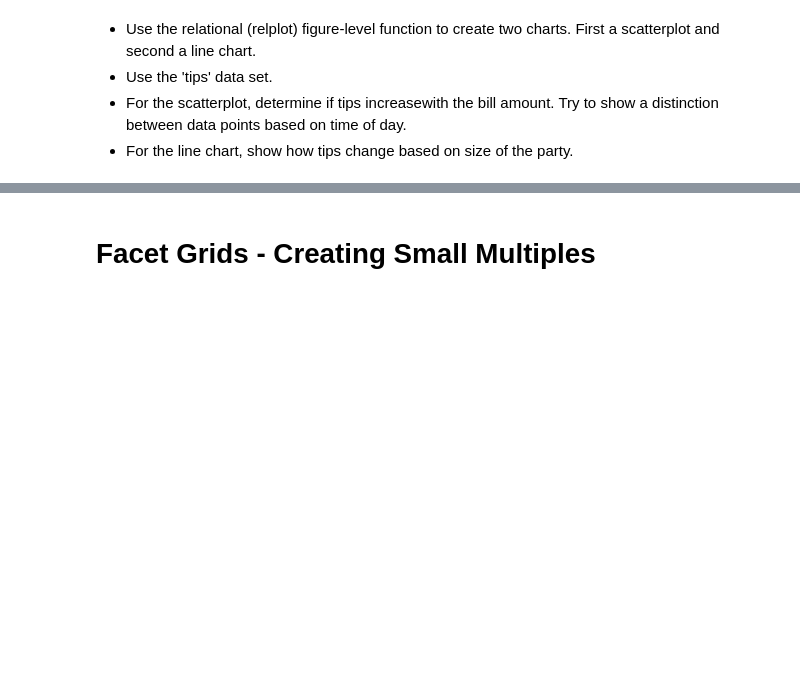
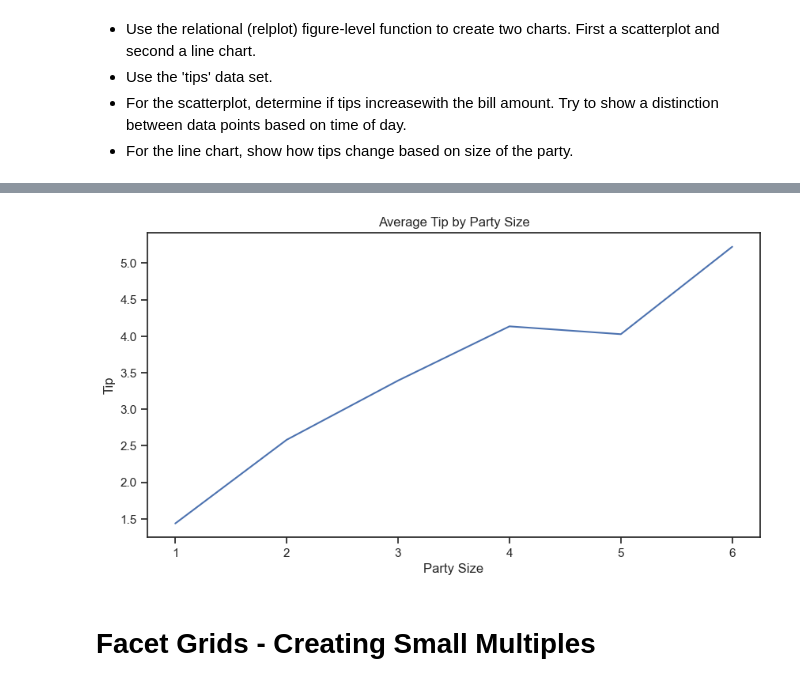
Before and after one commit to jcbowyer/python-visualization-course, a Jupyter notebook: Student 2 - Seaborn 2022.ipynb, the cells around one changed output, grey strips where cells are left out. Drawn from its saved outputs; the diff is of its cells as text; code cells hidden in the pictures; blank space fills up the shorter version.

```diff
--- a/Student 2 - Seaborn 2022.ipynb
+++ b/Student 2 - Seaborn 2022.ipynb
@@ -183,5 +261,13 @@ tips.head()
 # %%
-# Place line chart here
+# Line plot: Average tips by party size
+plt.figure(figsize=(10, 5))
+sns.lineplot(data=tips, x="size", y="tip", ci=None)
+plt.title("Average Tip by Party Size")
+plt.xlabel("Party Size")
+plt.ylabel("Tip")
+plt.show()
+# %% [output]
+[figure, added]
 # %% [markdown]
 # Facet Grids - Creating Small Multiples
 # %%
```
Also changed, not shown: parts of 58 cells of this notebook, 2 other files.
